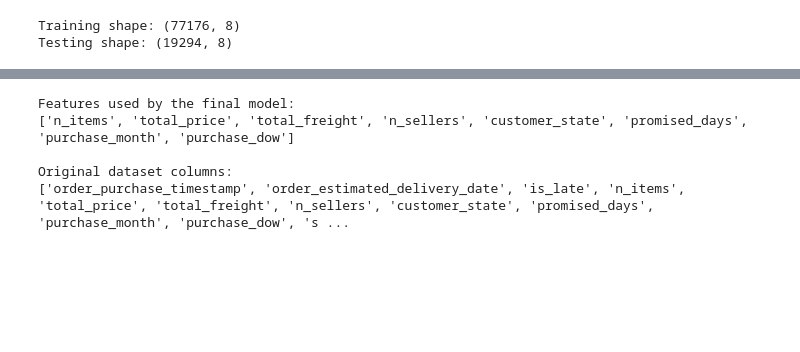
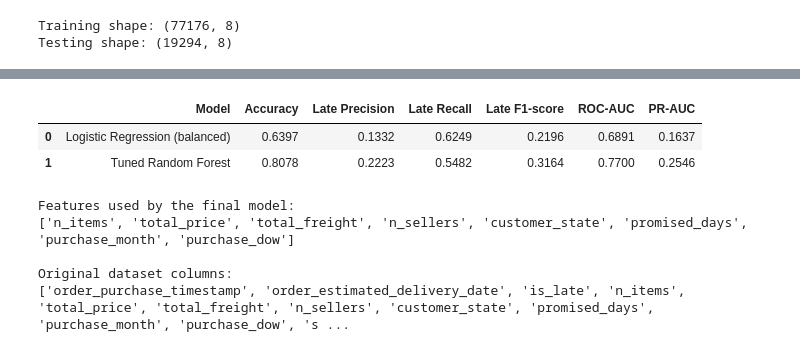
Before and after one commit to aisha016g/olist-late-delivery-prediction, a Jupyter notebook: olist.ipynb, the cells around one changed output, grey strips where cells are left out. Saved outputs shown, nothing was run; the diff lists cells and outputs as text; code cells hidden in the pictures; blank space fills up the shorter version.

Commit message:
Update Olist prediction notebook

```diff
--- a/olist.ipynb
+++ b/olist.ipynb
@@ -552,12 +343,0 @@ Precision               1.0000         0.3722
-# %%
-lr_balanced = Pipeline([
-    ('preprocessor', preprocessor_rf),
-    ('classifier', LogisticRegression(
-        max_iter=1000,
-        class_weight='balanced'
-    ))
-])
-
-lr_balanced.fit(X_train_rf, y_train)
-
-print("Class-weighted Logistic Regression trained!")
@@ -1186,3 +727,45 @@ Selected Threshold 0.5631
+# %%
+from sklearn.linear_model import LogisticRegression
+from sklearn.pipeline import Pipeline
+from sklearn.metrics import (
+    accuracy_score, precision_score, recall_score, f1_score,
+    roc_auc_score, average_precision_score
+)
+import pandas as pd
+
+# Train Logistic Regression using exactly the same features as the tuned RF.
+lr_comparison = Pipeline([
+    ('preprocessor', preprocessor_rf),
+    ('classifier', LogisticRegression(max_iter=1000, class_weight='balanced'))
+])
+lr_comparison.fit(X_train_rf, y_train)
+
+lr_prob = lr_comparison.predict_proba(X_test_rf)[:, 1]
+rf_prob = best_rf_model.predict_proba(X_test_rf)[:, 1]
+lr_pred = (lr_prob >= 0.50).astype(int)
+rf_pred = (rf_prob >= 0.50).astype(int)
+
+comparison = pd.DataFrame([
+    {'Model': 'Logistic Regression (balanced)',
+     'Accuracy': accuracy_score(y_test, lr_pred),
+     'Late Precision': precision_score(y_test, lr_pred, zero_division=0),
+     'Late Recall': recall_score(y_test, lr_pred, zero_division=0),
+     'Late F1-score': f1_score(y_test, lr_pred, zero_division=0),
+     'ROC-AUC': roc_auc_score(y_test, lr_prob),
+     'PR-AUC': average_precision_score(y_test, lr_prob)},
+    {'Model': 'Tuned Random Forest',
+     'Accuracy': accuracy_score(y_test, rf_pred),
+     'Late Precision': precision_score(y_test, rf_pred, zero_division=0),
+     'Late Recall': recall_score(y_test, rf_pred, zero_division=0),
+     'Late F1-score': f1_score(y_test, rf_pred, zero_division=0),
+     'ROC-AUC': roc_auc_score(y_test, rf_prob),
+     'PR-AUC': average_precision_score(y_test, rf_prob)}
+])
+comparison.round(4)
+# %% [output]
+|  | Model | Accuracy | Late Precision | Late Recall | Late F1-score | ROC-AUC | PR-AUC |
+| 0 | Logistic Regression (balanced) | 0.6397 | 0.1332 | 0.6249 | 0.2196 | 0.6891 | 0.1637 |
+| 1 | Tuned Random Forest | 0.8078 | 0.2223 | 0.5482 | 0.3164 | 0.7700 | 0.2546 |
 # %%
 print("Features used by the final model:")
 print(X_train_rf.columns.tolist())
```
Also changed, not shown: parts of 28 cells of this notebook, 1 other file.
